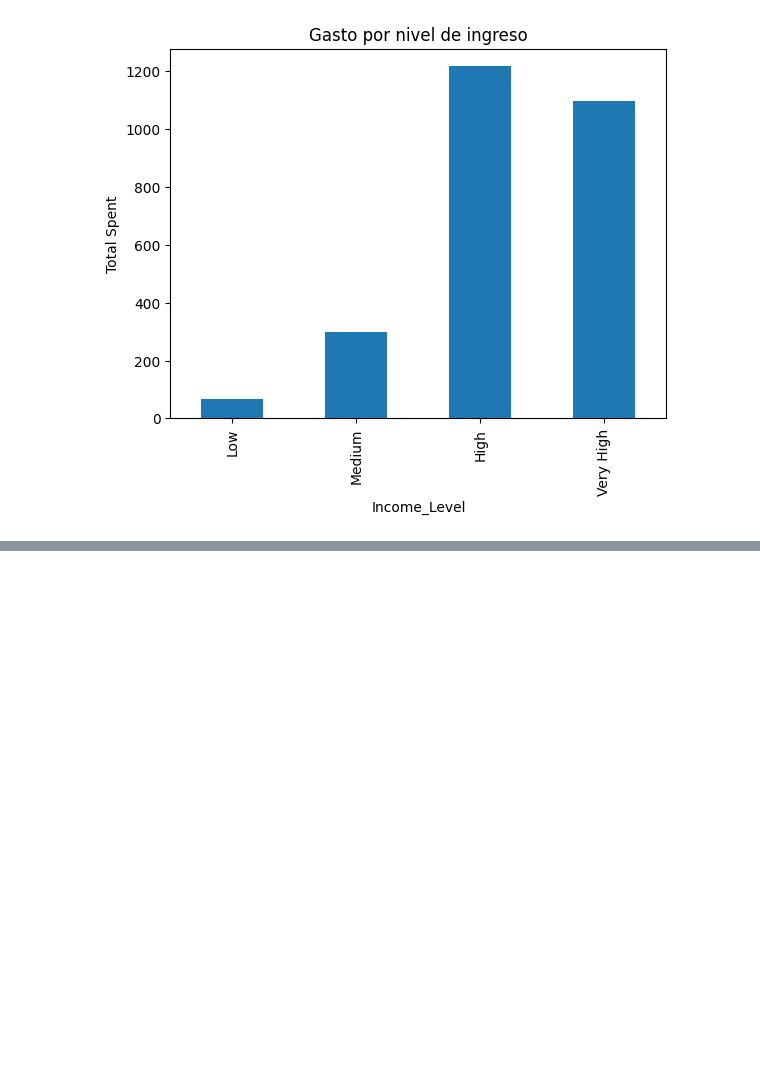
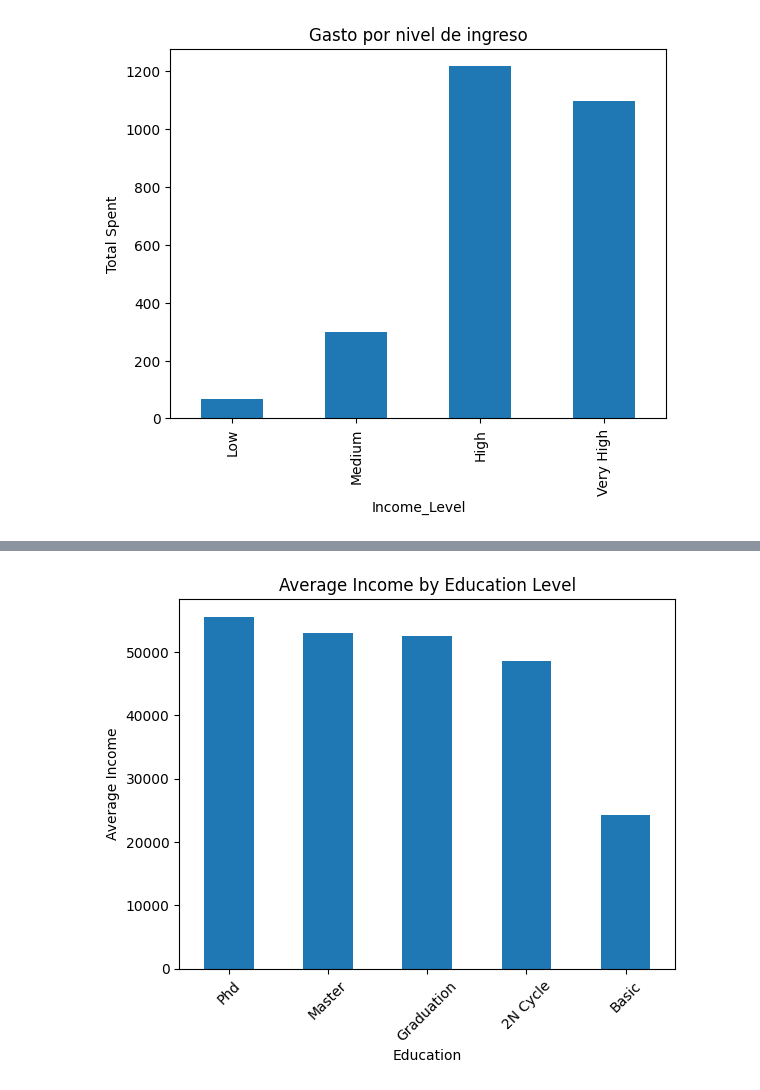
Before and after one commit to Fel85/mini-data-cleaner-customer-analysis, a Jupyter notebook: notebook.ipynb, the cells around one changed output, grey strips where cells are left out. Drawn from its saved outputs; the diff is of its cells as text; code cells hidden in the pictures; blank space fills up the shorter version.

```diff
--- a/notebook.ipynb
+++ b/notebook.ipynb
@@ -491,0 +511,20 @@ plt.show() # Mostrar el gráfico para visualizar el gasto promedio por nivel de
+# %%
+import matplotlib.pyplot as plt
+
+# Agrupar datos
+education_income = df.groupby("Education")["Income"].mean().sort_values(ascending=False)
+
+# Crear gráfico
+education_income.plot(kind="bar")
+
+plt.title("Average Income by Education Level")
+plt.xlabel("Education")
+plt.ylabel("Average Income")
+plt.xticks(rotation=45)
+
+# Guardar imagen
+plt.savefig("images/education_income.png", bbox_inches="tight")
+
+plt.show()
+# %% [output]
+[figure, added]
```
Also changed, not shown: parts of 3 cells of this notebook, 7 other files.
